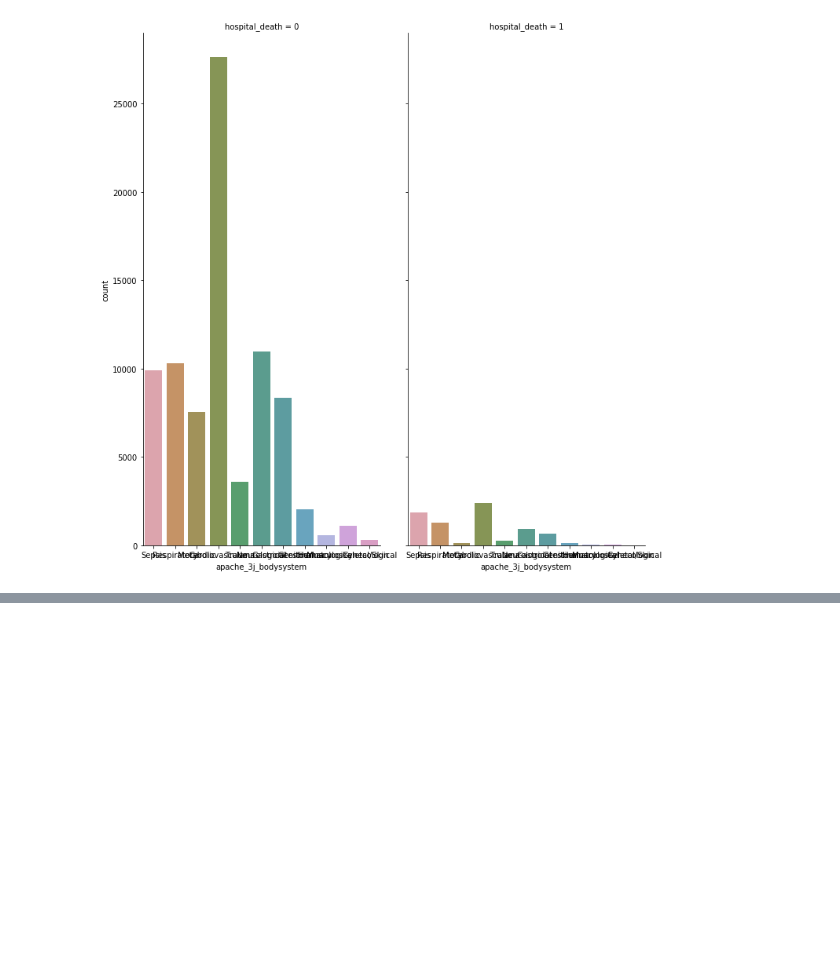
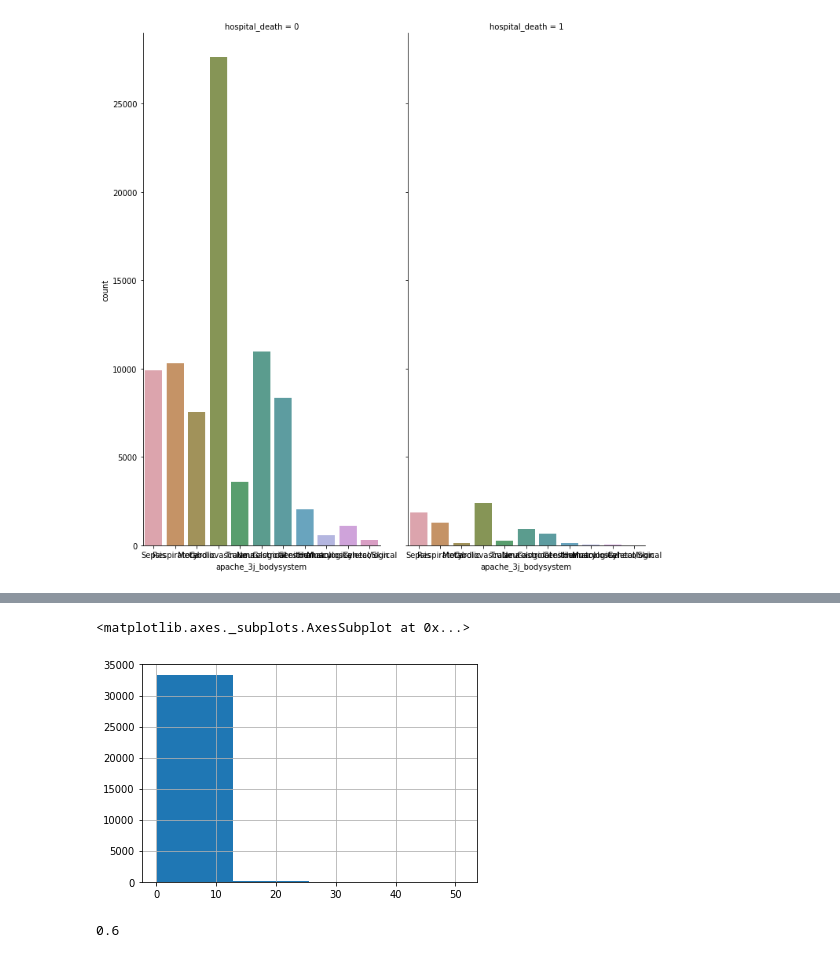
Before and after one commit to vivianah/wids-predict-patient-survival, a Jupyter notebook: notebooks/200206-vh-initial-eda.ipynb, the cells around one changed output, grey strips where cells are left out. Saved outputs shown, nothing was run; the diff lists cells and outputs as text; code cells hidden in the pictures; blank space fills up the shorter version.

```diff
--- a/notebooks/200206-vh-initial-eda.ipynb
+++ b/notebooks/200206-vh-initial-eda.ipynb
@@ -241,0 +437,3 @@ pt_df_ap.corr()['hospital_death'].
+# %%
+# creatine needs to be higher than > 1.1
+pt_df['creatinine_atrisk'] = np.where(pt_df['creatinine_apache'] > 1.1, 1, 0)
@@ -241,0 +456,9 @@ pt_df_ap.corr()['hospital_death'].
+# %%
+pt_df['bilirubin_apache'].hist(bins =4)
+# %% [output]
+<matplotlib.axes._subplots.AxesSubplot at 0x...>
+[figure, added]
+# %%
+pt_df['bilirubin_apache'].median()
+# %% [output]
+0.6
```
Also changed, not shown: parts of 66 cells of this notebook, 1 other file.
